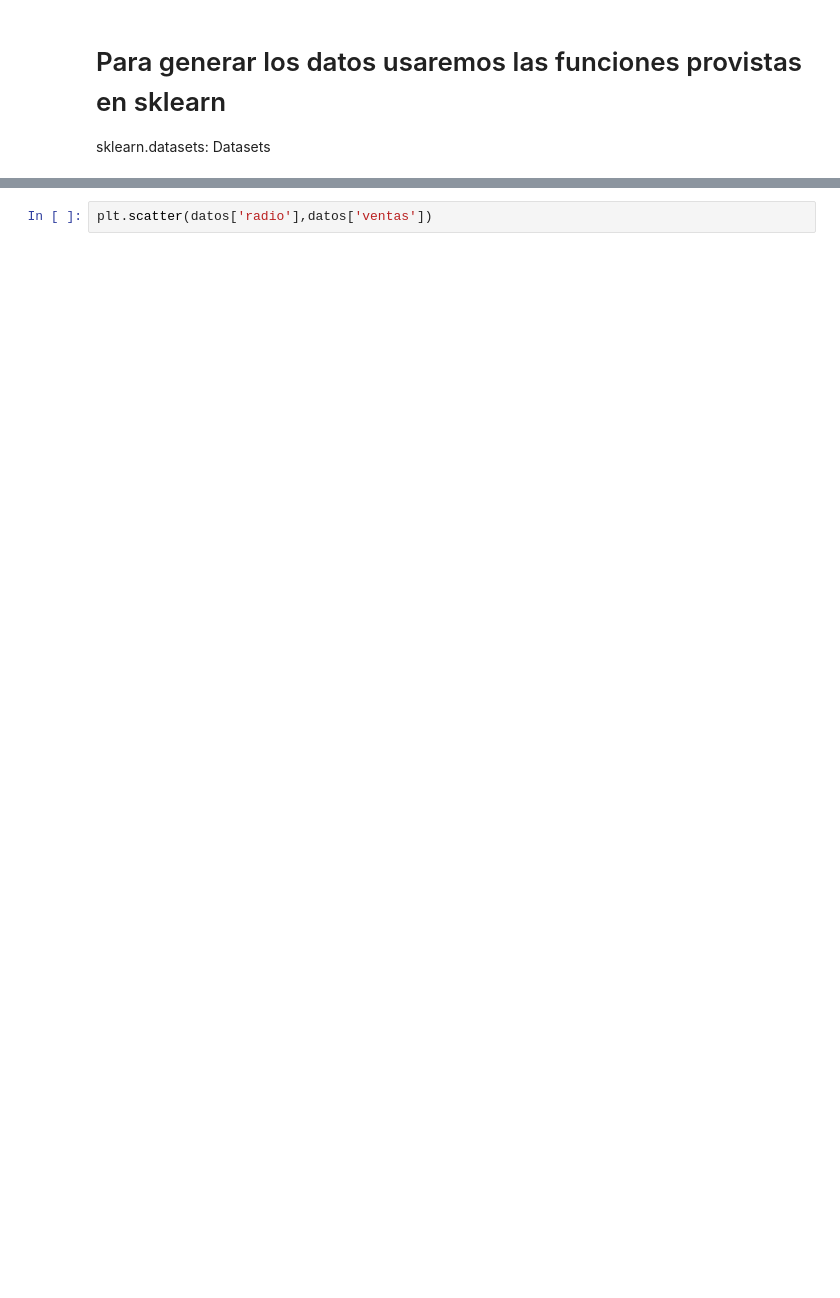
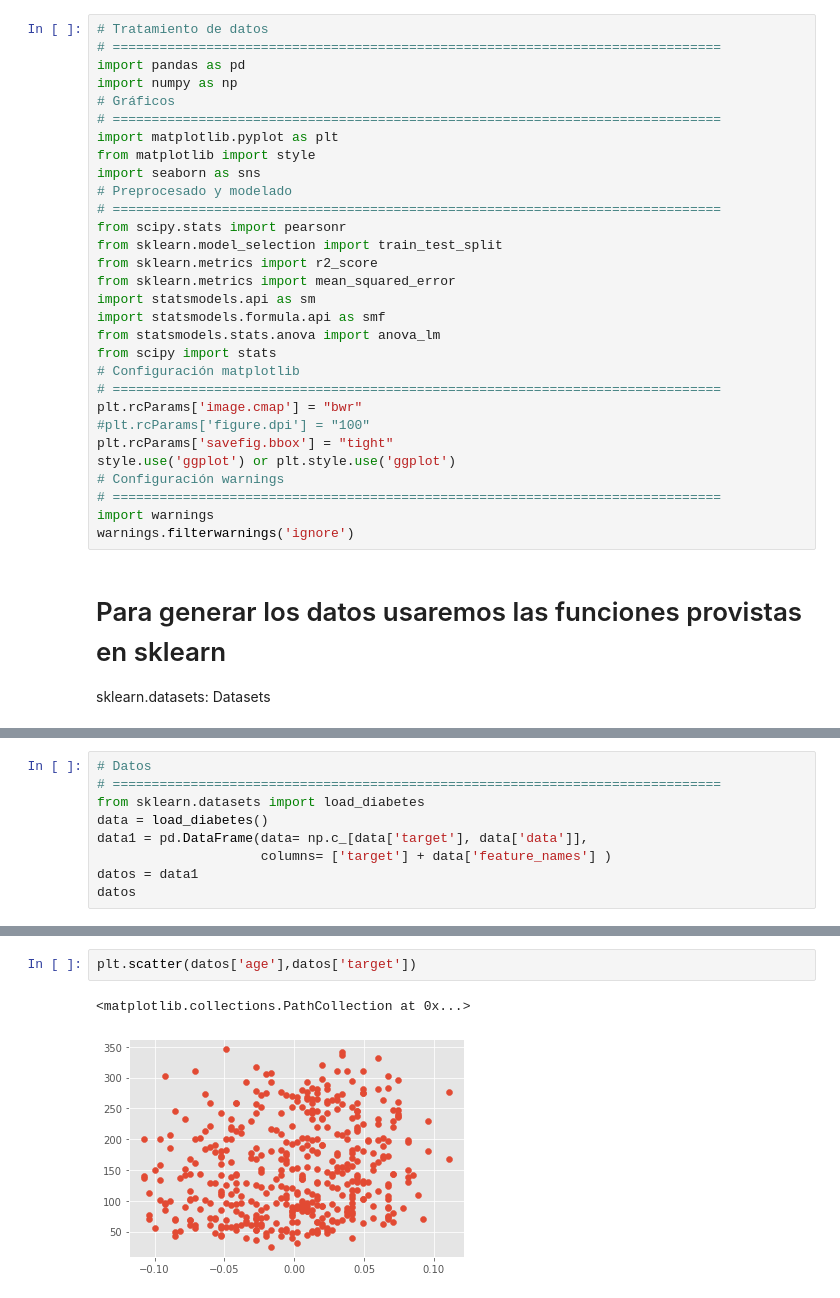
Before and after one commit to octagomez/Practico_191022, a Jupyter notebook: Examen V1.ipynb, the cells around one changed output, grey strips where cells are left out. Cells and saved outputs as stored; diff of their text form; blank space fills up the shorter version.

```diff
--- a/Examen V1.ipynb
+++ b/Examen V1.ipynb
@@ -32,3 +17,33 @@
+# %%
+# Tratamiento de datos
+# ==============================================================================
+import pandas as pd
+import numpy as np
+# Gráficos
+# ==============================================================================
+import matplotlib.pyplot as plt
+from matplotlib import style
+import seaborn as sns
+# Preprocesado y modelado
+# ==============================================================================
+from scipy.stats import pearsonr
+from sklearn.model_selection import train_test_split
+from sklearn.metrics import r2_score
+from sklearn.metrics import mean_squared_error
+import statsmodels.api as sm
+import statsmodels.formula.api as smf
+from statsmodels.stats.anova import anova_lm
+from scipy import stats
+# Configuración matplotlib
+# ==============================================================================
+plt.rcParams['image.cmap'] = "bwr"
+#plt.rcParams['figure.dpi'] = "100"
+plt.rcParams['savefig.bbox'] = "tight"
+style.use('ggplot') or plt.style.use('ggplot')
+# Configuración warnings
+# ==============================================================================
+import warnings
+warnings.filterwarnings('ignore')
 # %% [markdown]
 # Para generar los datos usaremos las funciones provistas en sklearn
 
@@ -42,0 +51,9 @@ datos
+# %%
+# Datos
+# ==============================================================================
+from sklearn.datasets import load_diabetes
+data = load_diabetes()
+data1 = pd.DataFrame(data= np.c_[data['target'], data['data']],
+                     columns= ['target'] + data['feature_names'] )
+datos = data1
+datos
@@ -116,2 +166,5 @@ fig.suptitle('Distribución variables numéricas', fontsize = 10, fontweight = "
 # %%
-plt.scatter(datos['radio'],datos['ventas'])
+plt.scatter(datos['age'],datos['target'])
+# %% [output]
+<matplotlib.collections.PathCollection at 0x...>
+[figure, added]
```
Also changed, not shown: parts of 28 cells of this notebook.
